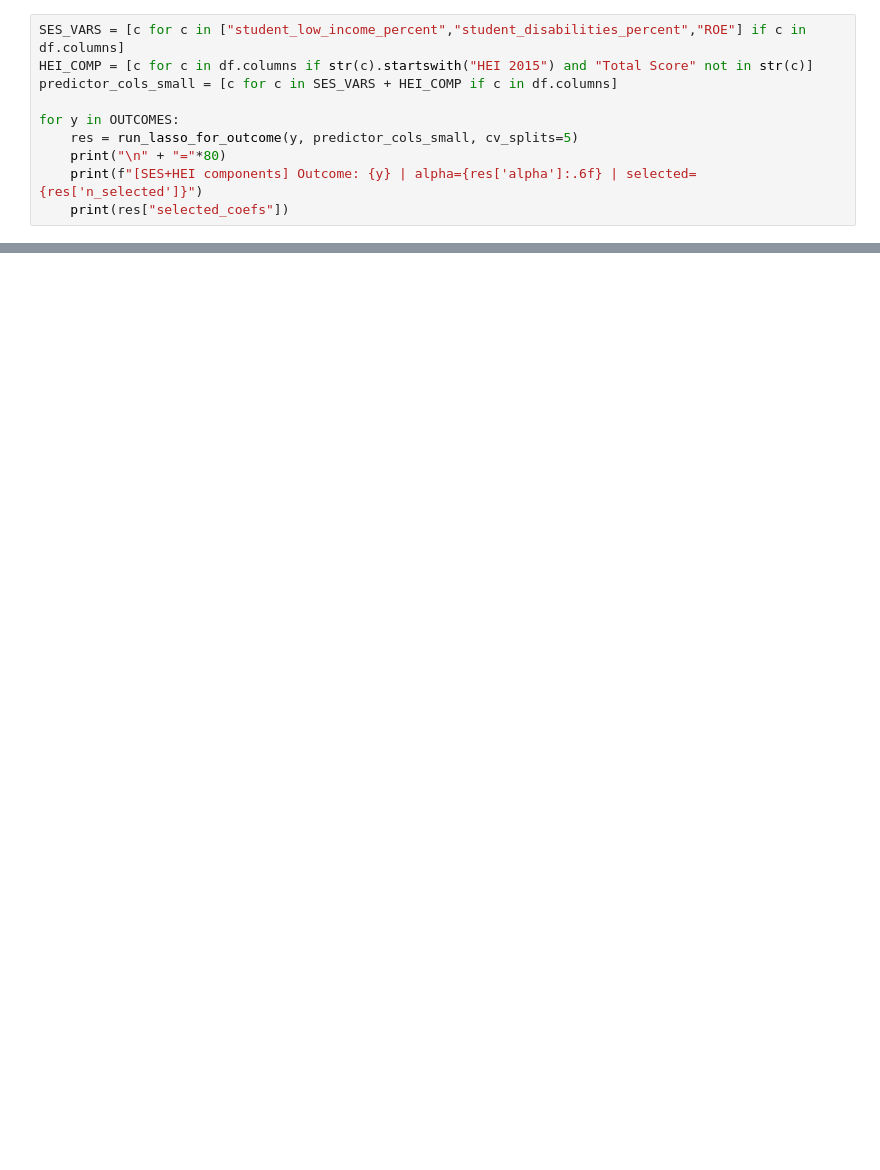
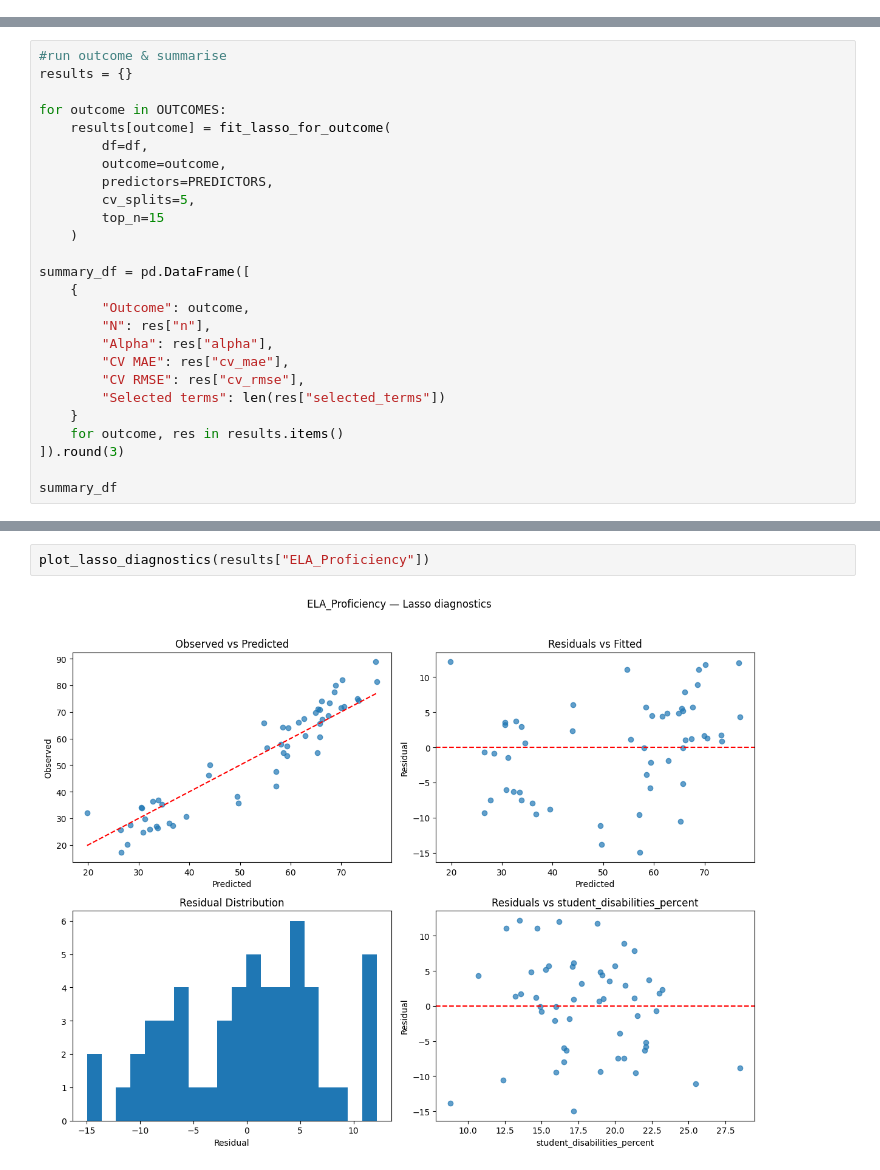
Before and after one commit to IshitaSingh23/STUDENT-MEALS, a Jupyter notebook: lasso.ipynb, the cells around one changed output, grey strips where cells are left out. Saved outputs shown, nothing was run; the diff lists cells and outputs as text; blank space fills up the shorter version.

```diff
--- a/lasso.ipynb
+++ b/lasso.ipynb
@@ -111,10 +29,0 @@ dtype: float64
-# %%
-SES_VARS = [c for c in ["student_low_income_percent","student_disabilities_percent","ROE"] if c in df.columns]
-HEI_COMP = [c for c in df.columns if str(c).startswith("HEI 2015") and "Total Score" not in str(c)]
-predictor_cols_small = [c for c in SES_VARS + HEI_COMP if c in df.columns]
-
-for y in OUTCOMES:
-    res = run_lasso_for_outcome(y, predictor_cols_small, cv_splits=5)
-    print("\n" + "="*80)
-    print(f"[SES+HEI components] Outcome: {y} | alpha={res['alpha']:.6f} | selected={res['n_selected']}")
-    print(res["selected_coefs"])
@@ -138,0 +133,26 @@ dtype: float64
+# %%
+#run outcome & summarise
+results = {}
+
+for outcome in OUTCOMES:
+    results[outcome] = fit_lasso_for_outcome(
+        df=df,
+        outcome=outcome,
+        predictors=PREDICTORS,
+        cv_splits=5,
+        top_n=15
+    )
+
+summary_df = pd.DataFrame([
+    {
+        "Outcome": outcome,
+        "N": res["n"],
+        "Alpha": res["alpha"],
+        "CV MAE": res["cv_mae"],
+        "CV RMSE": res["cv_rmse"],
+        "Selected terms": len(res["selected_terms"])
+    }
+    for outcome, res in results.items()
+]).round(3)
+
+summary_df
@@ -138,0 +240,4 @@ dtype: float64
+# %%
+plot_lasso_diagnostics(results["ELA_Proficiency"])
+# %% [output]
+[figure, added]
```
Also changed, not shown: parts of 13 cells of this notebook.
